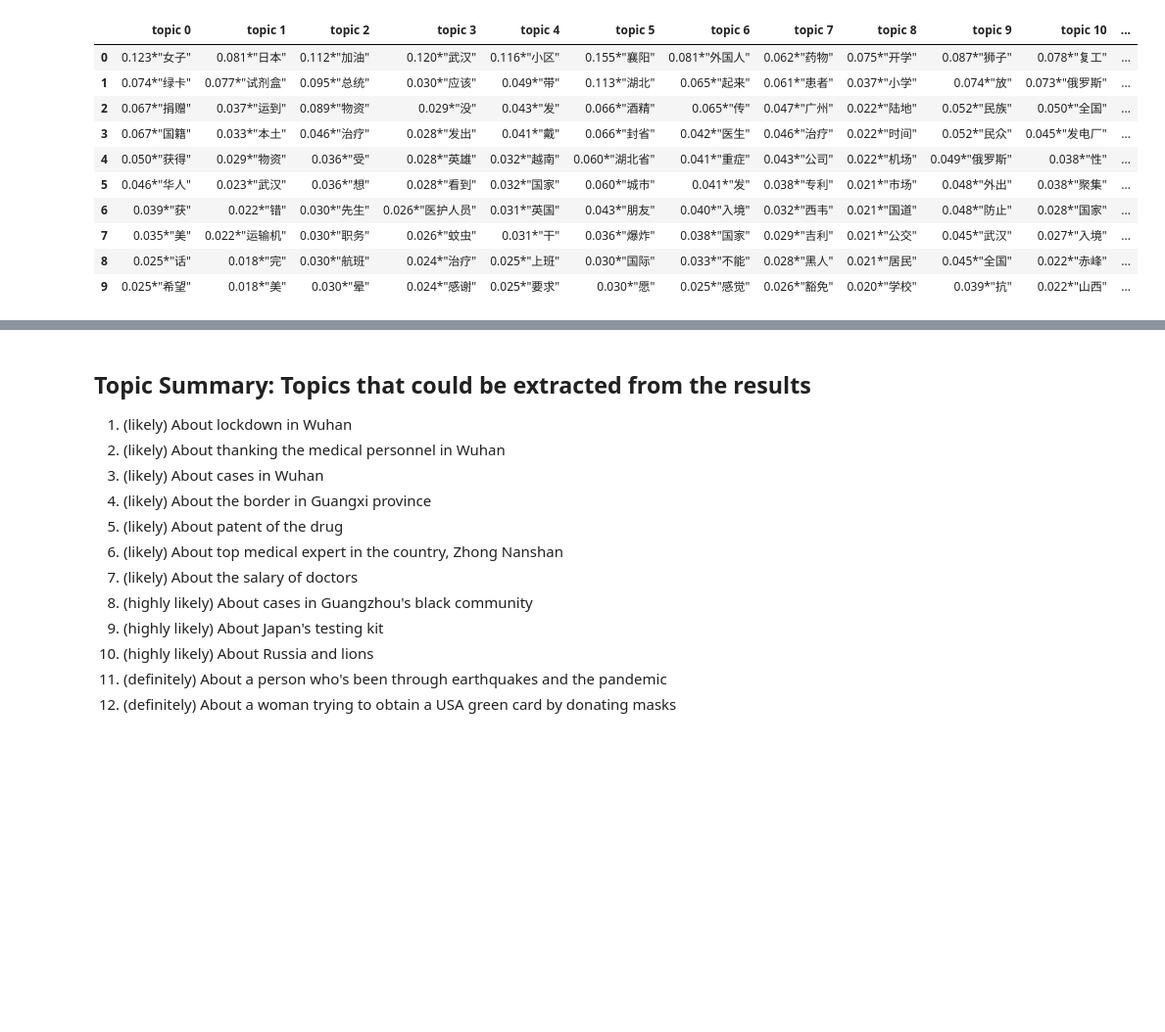
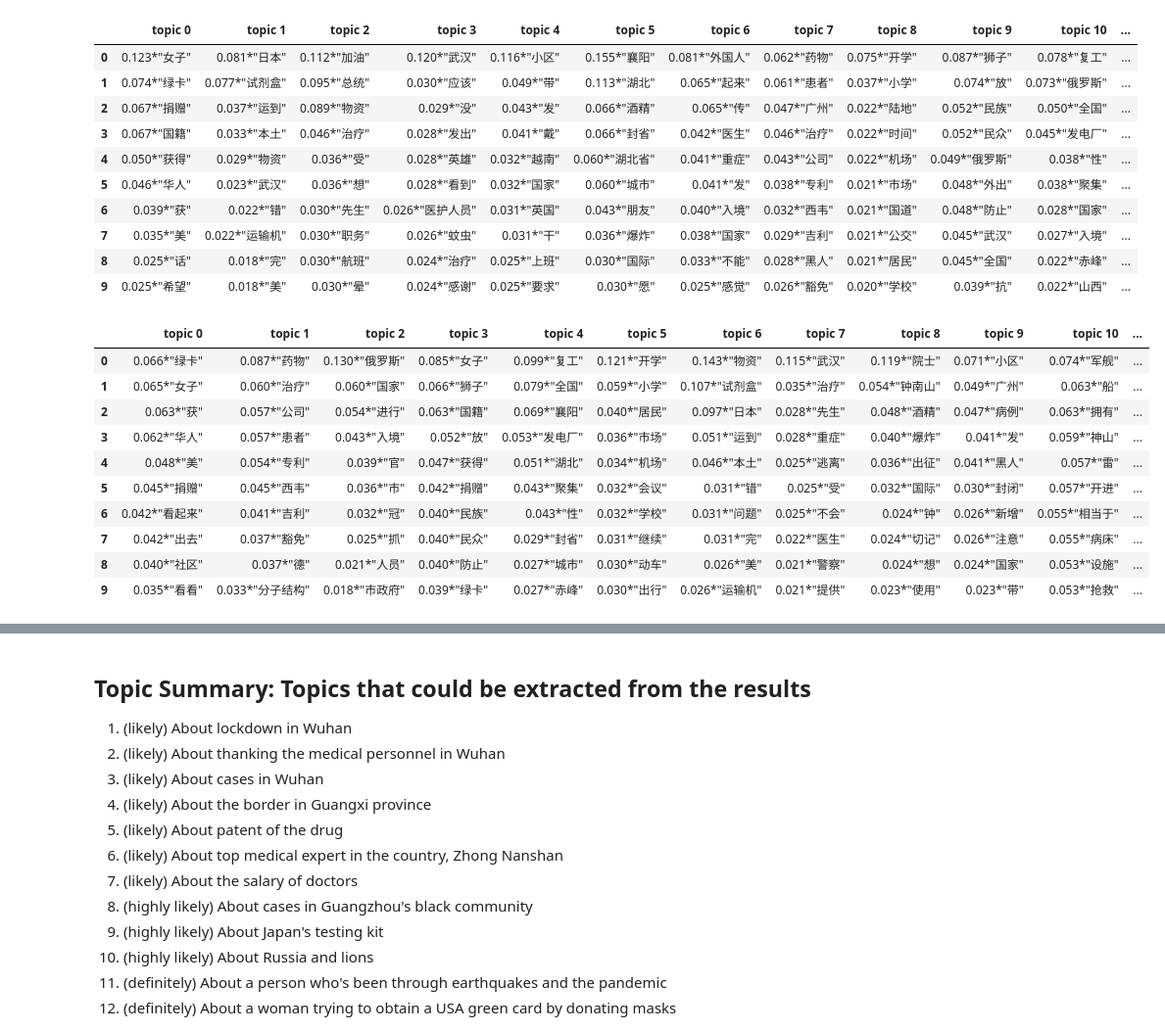
Before and after one commit to Pandacoocoo/Fake_News, a Jupyter notebook: fake_news.ipynb, the cells around one changed output, grey strips where cells are left out. Shown at 98% size. Cells and saved outputs as stored; diff of their text form; code cells hidden in the pictures; blank space fills up the shorter version.

```diff
--- a/fake_news.ipynb
+++ b/fake_news.ipynb
@@ -421,6 +421,31 @@ Stored 'lda_model' (LdaMulticore)
 | 7 | 0.035*"美" | 0.022*"运输机" | 0.030*"职务" | 0.026*"蚊虫" | 0.031*"干" | 0.036*"爆炸" | 0.038*"国家" | 0.029*"吉利" | 0.021*"公交" | 0.045*"武汉" | 0.027*"入境" | ... |
 | 8 | 0.025*"话" | 0.018*"完" | 0.030*"航班" | 0.024*"治疗" | 0.025*"上班" | 0.030*"国际" | 0.033*"不能" | 0.028*"黑人" | 0.021*"居民" | 0.045*"全国" | 0.022*"赤峰" | ... |
 | 9 | 0.025*"希望" | 0.018*"美" | 0.030*"晕" | 0.024*"感谢" | 0.025*"要求" | 0.030*"愿" | 0.025*"感觉" | 0.026*"豁免" | 0.020*"学校" | 0.039*"抗" | 0.022*"山西" | ... |
+# %%
+# Show the topics we settled on
+import pandas as pd
+
+%store -r dictionary
+%store -r bow_corpus
+%store -r lda_model
+
+topic_dic = dict()
+for idx, topic in lda_model.print_topics(-1):
+    topic_dic['topic {}'.format(idx)] = topic.split('+')
+
+pd.DataFrame(topic_dic)
+# %% [output]
+|  | topic 0 | topic 1 | topic 2 | topic 3 | topic 4 | topic 5 | topic 6 | topic 7 | topic 8 | topic 9 | topic 10 | ... |
+| 0 | 0.066*"绿卡" | 0.087*"药物" | 0.130*"俄罗斯" | 0.085*"女子" | 0.099*"复工" | 0.121*"开学" | 0.143*"物资" | 0.115*"武汉" | 0.119*"院士" | 0.071*"小区" | 0.074*"军舰" | ... |
+| 1 | 0.065*"女子" | 0.060*"治疗" | 0.060*"国家" | 0.066*"狮子" | 0.079*"全国" | 0.059*"小学" | 0.107*"试剂盒" | 0.035*"治疗" | 0.054*"钟南山" | 0.049*"广州" | 0.063*"船" | ... |
+| 2 | 0.063*"获" | 0.057*"公司" | 0.054*"进行" | 0.063*"国籍" | 0.069*"襄阳" | 0.040*"居民" | 0.097*"日本" | 0.028*"先生" | 0.048*"酒精" | 0.047*"病例" | 0.063*"拥有" | ... |
+| 3 | 0.062*"华人" | 0.057*"患者" | 0.043*"入境" | 0.052*"放" | 0.053*"发电厂" | 0.036*"市场" | 0.051*"运到" | 0.028*"重症" | 0.040*"爆炸" | 0.041*"发" | 0.059*"神山" | ... |
+| 4 | 0.048*"美" | 0.054*"专利" | 0.039*"官" | 0.047*"获得" | 0.051*"湖北" | 0.034*"机场" | 0.046*"本土" | 0.025*"逃离" | 0.036*"出征" | 0.041*"黑人" | 0.057*"雷" | ... |
+| 5 | 0.045*"捐赠" | 0.045*"西韦" | 0.036*"市" | 0.042*"捐赠" | 0.043*"聚集" | 0.032*"会议" | 0.031*"错" | 0.025*"受" | 0.032*"国际" | 0.030*"封闭" | 0.057*"开进" | ... |
+| 6 | 0.042*"看起来" | 0.041*"吉利" | 0.032*"冠" | 0.040*"民族" | 0.043*"性" | 0.032*"学校" | 0.031*"问题" | 0.025*"不会" | 0.024*"钟" | 0.026*"新增" | 0.055*"相当于" | ... |
+| 7 | 0.042*"出去" | 0.037*"豁免" | 0.025*"抓" | 0.040*"民众" | 0.029*"封省" | 0.031*"继续" | 0.031*"完" | 0.022*"医生" | 0.024*"切记" | 0.026*"注意" | 0.055*"病床" | ... |
+| 8 | 0.040*"社区" | 0.037*"德" | 0.021*"人员" | 0.040*"防止" | 0.027*"城市" | 0.030*"动车" | 0.026*"美" | 0.021*"警察" | 0.024*"想" | 0.024*"国家" | 0.053*"设施" | ... |
+| 9 | 0.035*"看看" | 0.033*"分子结构" | 0.018*"市政府" | 0.039*"绿卡" | 0.027*"赤峰" | 0.030*"出行" | 0.026*"运输机" | 0.021*"提供" | 0.023*"使用" | 0.023*"带" | 0.053*"抢救" | ... |
 # %%
 # Visualise the 15 topics using LDAvis
 import pyLDAvis
```
Also changed, not shown: parts of 2 cells of this notebook.
